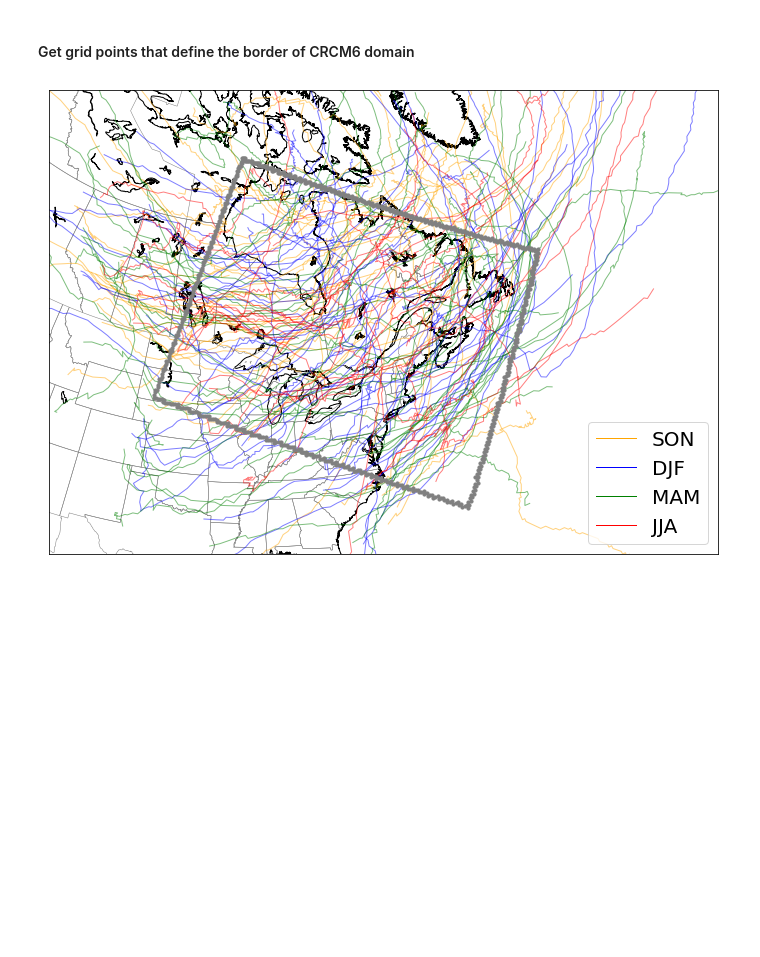
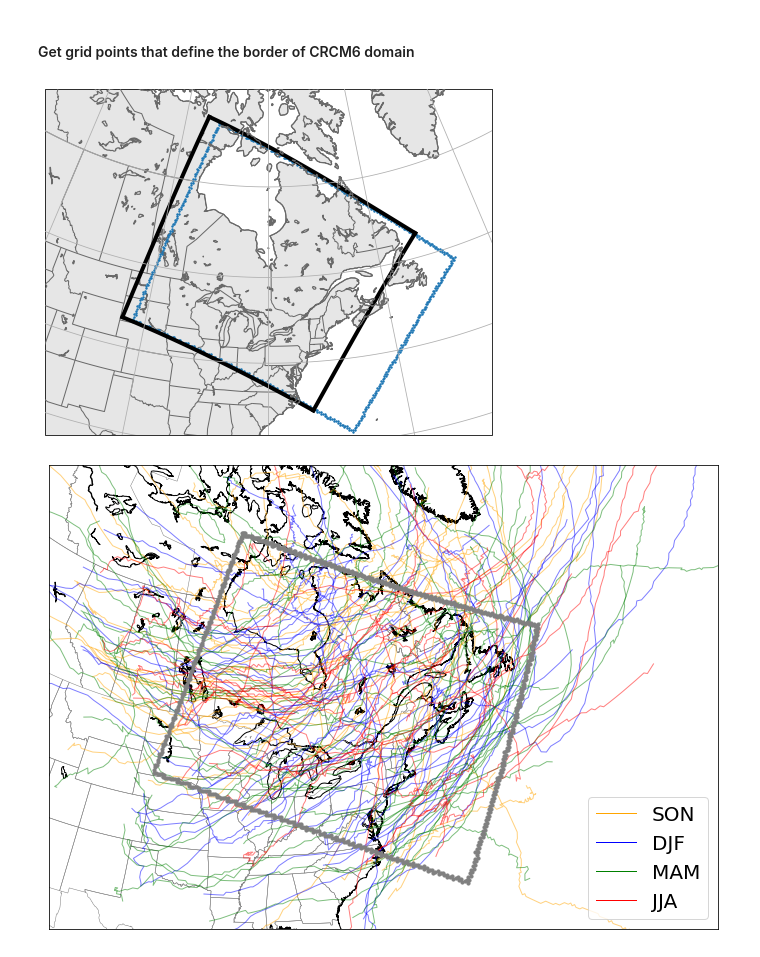
Before and after one commit to maxinecloutierg/ERA5_Storm_Track, a Jupyter notebook: jupyter/etc_maps.ipynb, the cells around one changed output. Saved outputs shown, nothing was run; the diff lists cells and outputs as text; code cells hidden in the pictures; blank space fills up the shorter version.

```diff
--- a/jupyter/etc_maps.ipynb
+++ b/jupyter/etc_maps.ipynb
@@ -59,3 +63,14 @@ for i, row in mask.iterrows():
 filtered_mask = pd.DataFrame(filtered_points)
 
 #filtered_mask.to_csv('/pampa/cloutier/outline_crcm6_domain.csv')
+# %%
+# Domaine de NNA
+import netCDF4
+DomChen=netCDF4.Dataset('/home/chen/codes/2p5kmDomain/var_MG_free_grid_date.nc3','r')
+Dom = netCDF4.Dataset('/pampa/picart/Masks/mask_GEM5_ERA5grid', 'r')
+# %%
+latChen = DomChen.variables['lat'][:,:]
+lonChen = DomChen.variables['lon'][:,:]
+
+latD = filtered_mask['lat'].tolist()
+lonD = filtered_mask['lon'].tolist()
@@ -62,3 +111,37 @@ filtered_mask = pd.DataFrame(filtered_points)
+# %%
+import pandas as pd
+import cartopy.crs as ccrs
+import cartopy.feature as cfeature
+import numpy as np
+import matplotlib.pyplot as plt
+import matplotlib.colors as colors
+from matplotlib.path import Path
+import matplotlib.patches as patches
+
+def get_verts_new(categ_box):
+    verts = [(categ_box['west'], categ_box['south']),
+     (categ_box['west'], categ_box['north']),
+     (categ_box['east'], categ_box['north']),
+     (categ_box['east'], categ_box['south']),
+     (0., 0.)]
+    return verts
+
+fig, ax = lambert_map(extent=(-110, -50, 27.5, 67.3), figsize=(8,10))
+
+cf2=plt.plot(lonChen[0,:],latChen[0,:],c='black', lw=4,transform=ccrs.PlateCarree(),zorder=15)
+cf2=plt.plot(lonChen[:,0],latChen[:,0],c='black',lw=4,transform=ccrs.PlateCarree(),zorder=15)
+cf2=plt.plot(lonChen[-1,:],latChen[-1,:],c='black',lw=4,transform=ccrs.PlateCarree(),zorder=15)
+cf2=plt.plot(lonChen[:,-1],latChen[:,-1],c='black',lw=4,transform=ccrs.PlateCarree(),zorder=15)
+
+bnd=plt.scatter(lonD, latD, zorder=15, transform=ccrs.PlateCarree(), s=2)
+
+ax.gridlines(zorder=21)
+
+plt.savefig('/pampa/cloutier/fig/comp_dom_chen_crcm6.png', dpi=300)
+
+plt.show()
+# %% [output]
+[figure, added]
 # %%
 # Create the Basemap object
 from matplotlib.lines import Line2D
```
Also changed, not shown: parts of 9 cells of this notebook, 3 other files.
